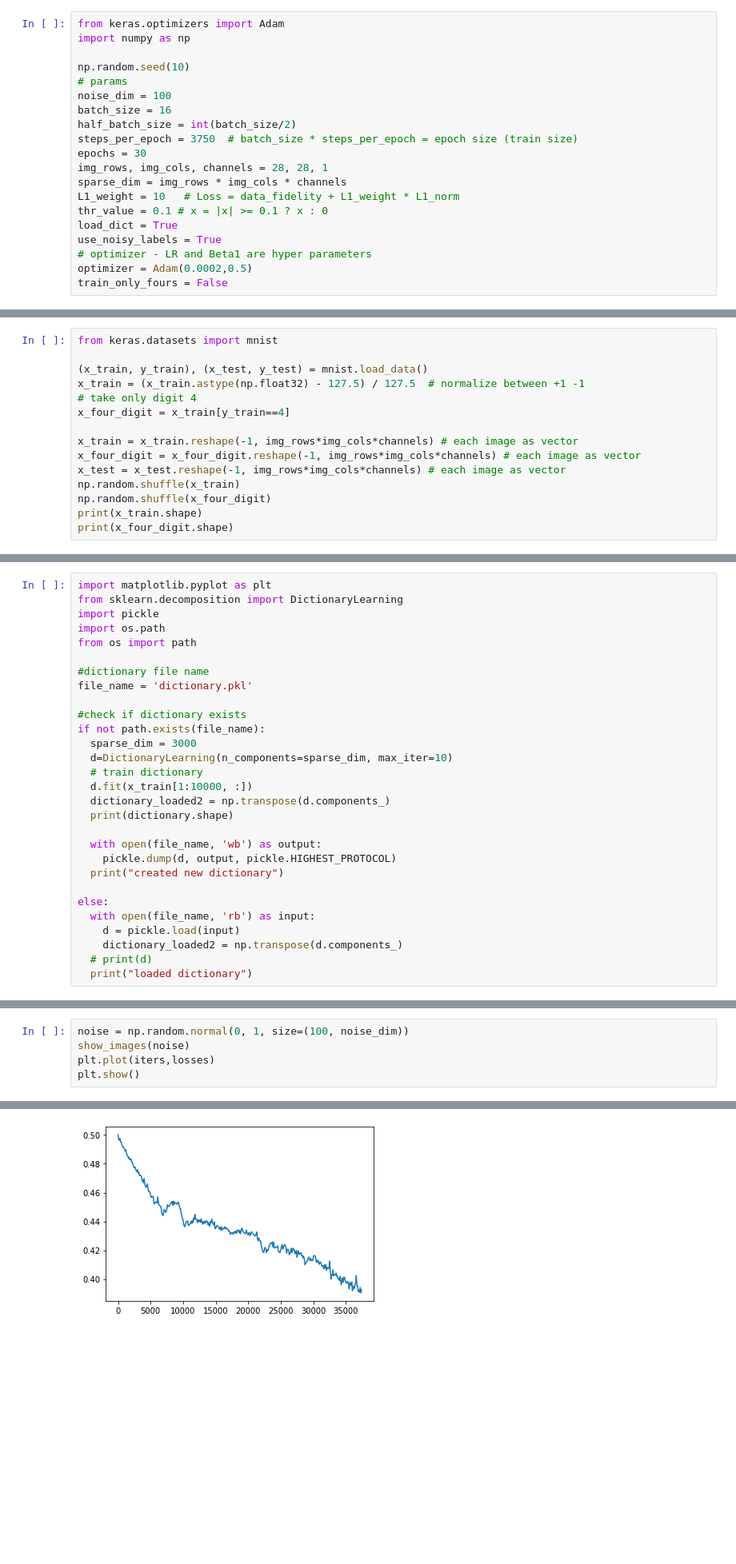
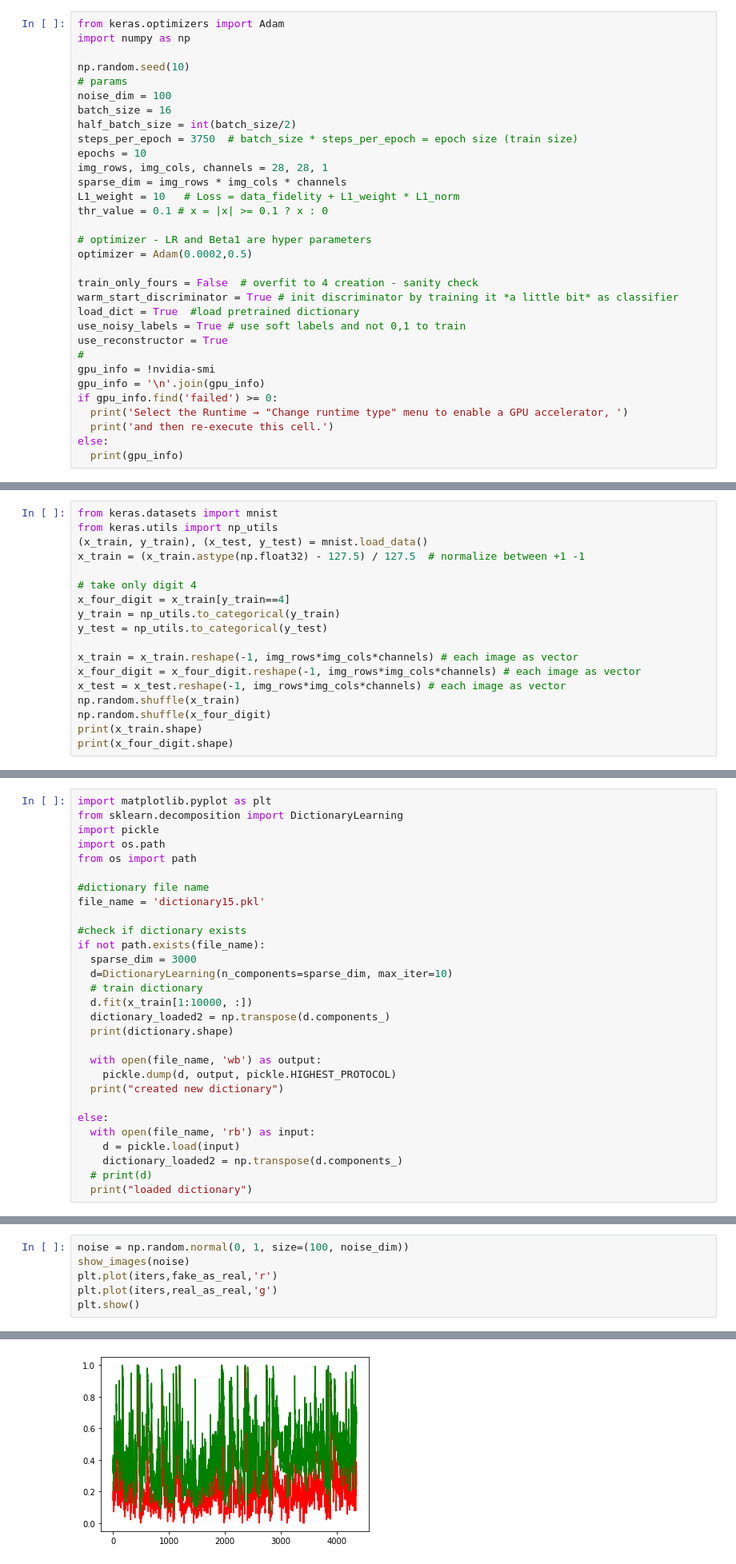
Before and after one commit to tsachiblau/sparseGANProject, a Jupyter notebook: GAN_roy.ipynb, the cells around one changed output, grey strips where cells are left out. Shown at 80% size. Drawn from its saved outputs; the diff is of its cells as text; blank space fills up the shorter version.

```diff
--- a/GAN_roy.ipynb
+++ b/GAN_roy.ipynb
@@ -12,13 +12,25 @@ noise_dim = 100
 batch_size = 16
 half_batch_size = int(batch_size/2)
 steps_per_epoch = 3750  # batch_size * steps_per_epoch = epoch size (train size)
-epochs = 30
+epochs = 10
 img_rows, img_cols, channels = 28, 28, 1
 sparse_dim = img_rows * img_cols * channels
 L1_weight = 10   # Loss = data_fidelity + L1_weight * L1_norm
 thr_value = 0.1 # x = |x| >= 0.1 ? x : 0
-load_dict = True
-use_noisy_labels = True
+
 # optimizer - LR and Beta1 are hyper parameters
 optimizer = Adam(0.0002,0.5)
-train_only_fours = False
+
+train_only_fours = False  # overfit to 4 creation - sanity check
+warm_start_discriminator = True # init discriminator by training it *a little bit* as classifier
+load_dict = True  #load pretrained dictionary
+use_noisy_labels = True # use soft labels and not 0,1 to train
+use_reconstructor = True
+#
+gpu_info = !nvidia-smi
+gpu_info = '\n'.join(gpu_info)
+if gpu_info.find('failed') >= 0:
+  print('Select the Runtime → "Change runtime type" menu to enable a GPU accelerator, ')
+  print('and then re-execute this cell.')
+else:
+  print(gpu_info)
@@ -26,11 +55,14 @@ train_only_fours = False
 import data set
 # %%
 from keras.datasets import mnist
-
+from keras.utils import np_utils
 (x_train, y_train), (x_test, y_test) = mnist.load_data()
 x_train = (x_train.astype(np.float32) - 127.5) / 127.5  # normalize between +1 -1
+
 # take only digit 4
 x_four_digit = x_train[y_train==4]
+y_train = np_utils.to_categorical(y_train)
+y_test = np_utils.to_categorical(y_test)
 
 x_train = x_train.reshape(-1, img_rows*img_cols*channels) # each image as vector
 x_four_digit = x_four_digit.reshape(-1, img_rows*img_cols*channels) # each image as vector
@@ -95,7 +127,7 @@ import os.path
 from os import path
 
 #dictionary file name
-file_name = 'dictionary.pkl'
+file_name = 'dictionary15.pkl'
 
 #check if dictionary exists
 if not path.exists(file_name):
@@ -437,6 +523,7 @@ KeyboardInterrupt: ignored
 # %%
 noise = np.random.normal(0, 1, size=(100, noise_dim))
 show_images(noise)
-plt.plot(iters,losses)
+plt.plot(iters,fake_as_real,'r')
+plt.plot(iters,real_as_real,'g')
 plt.show()
 # %% [output]
@@ -444,4 +531,4 @@ plt.show()
-[figure, old version]
+[figure, new version]
 # %% [markdown]
 Trying WGAN - define + train
 # %%
```
Also changed, not shown: parts of 6 cells of this notebook.
